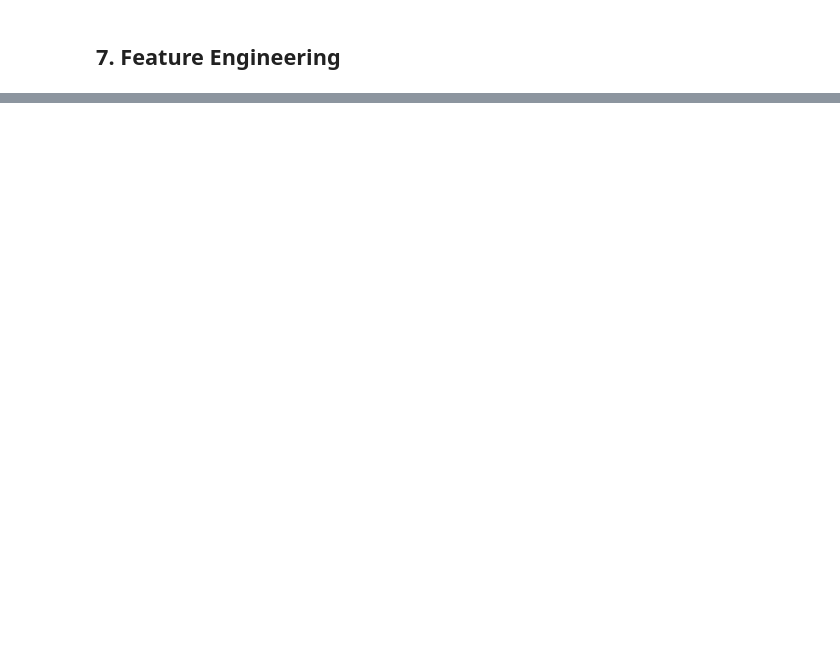
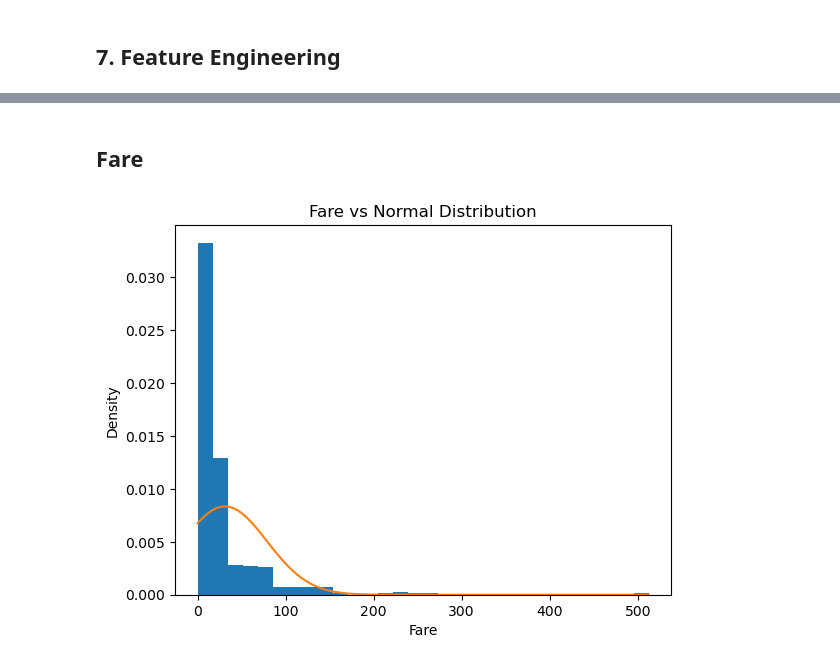
Before and after one commit to Kobeyvines/Titanic_dataset, a Jupyter notebook: notebook/EDA.ipynb, the cells around one changed output, grey strips where cells are left out. Drawn from its saved outputs; the diff is of its cells as text; code cells hidden in the pictures; blank space fills up the shorter version.

```diff
--- a/notebook/EDA.ipynb
+++ b/notebook/EDA.ipynb
@@ -595,0 +696,18 @@ sns.barplot(x="embarked", y="survived", data=X_train.join(y_train))
+# %% [markdown]
+## Fare
+# %%
+fare = X_train["fare"]
+mu, sigma = fare.mean(), fare.std()
+
+x = np.linspace(fare.min(), fare.max(), 100)
+pdf = norm.pdf(x, mu, sigma)
+
+plt.figure()
+plt.hist(fare, bins=30, density=True)
+plt.plot(x, pdf)
+plt.xlabel("Fare")
+plt.ylabel("Density")
+plt.title("Fare vs Normal Distribution")
+plt.show()
+# %% [output]
+[figure, added]
```
Also changed, not shown: parts of 48 cells of this notebook, 4 other files.
